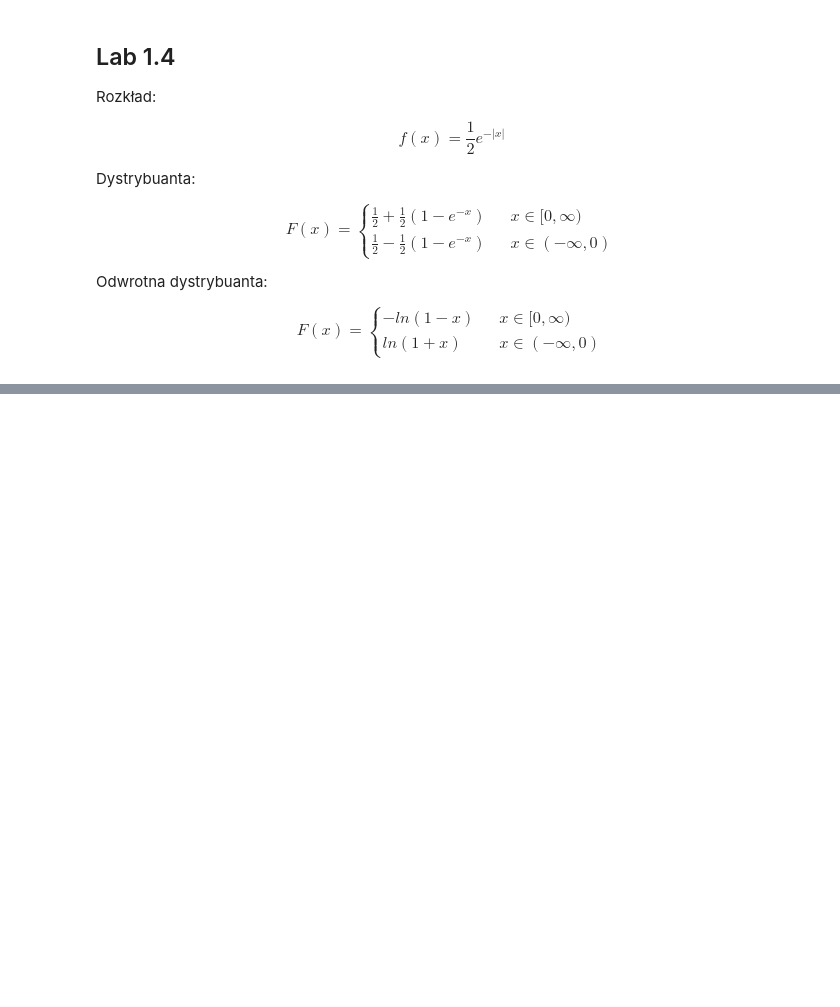
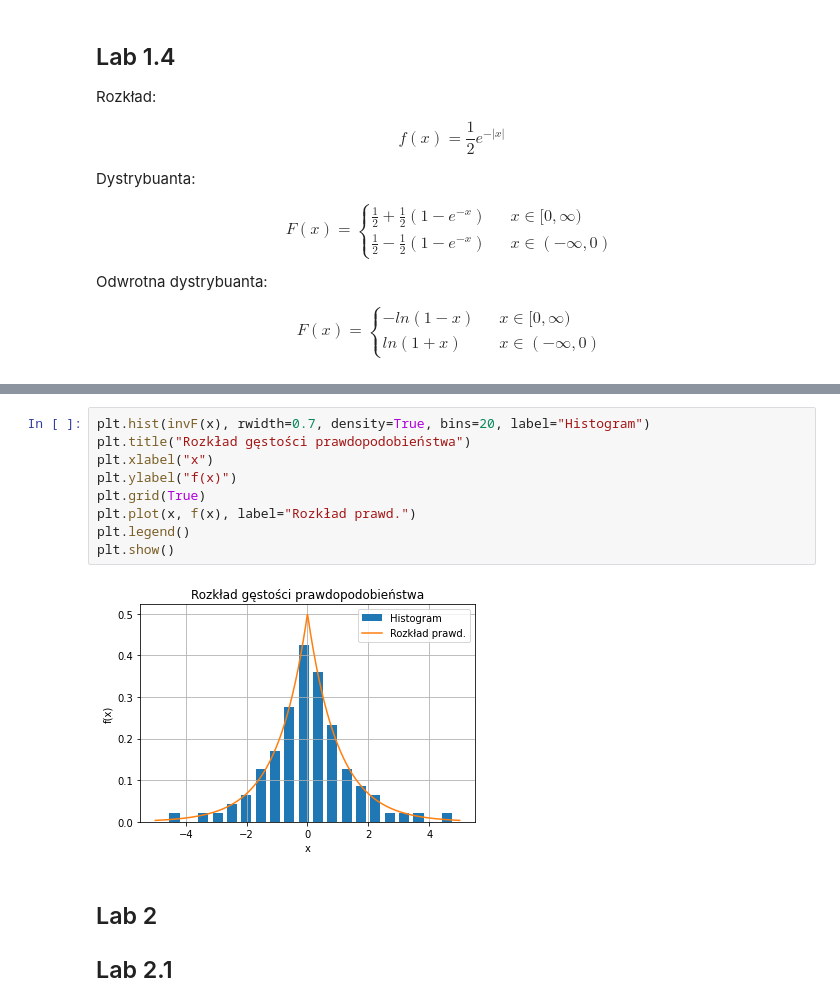
Before and after one commit to John15321/iims, a Jupyter notebook: lab0.ipynb, the cells around one changed output, grey strips where cells are left out. Drawn from its saved outputs; the diff is of its cells as text; blank space fills up the shorter version.

```diff
--- a/lab0.ipynb
+++ b/lab0.ipynb
@@ -439,0 +475,15 @@ odwF = lambda x: np.log(2 * x) * (x <= (1 / 2)) * (x > 0) + -np.log(2 - 2 * x) *
+# %%
+plt.hist(invF(x), rwidth=0.7, density=True, bins=20, label="Histogram")
+plt.title("Rozkład gęstości prawdopodobieństwa")
+plt.xlabel("x")
+plt.ylabel("f(x)")
+plt.grid(True)
+plt.plot(x, f(x), label="Rozkład prawd.")
+plt.legend()
+plt.show()
+# %% [output]
+[figure, added]
+# %% [markdown]
+## Lab 2
+
+## Lab 2.1
```
Also changed, not shown: parts of 4 cells of this notebook.
